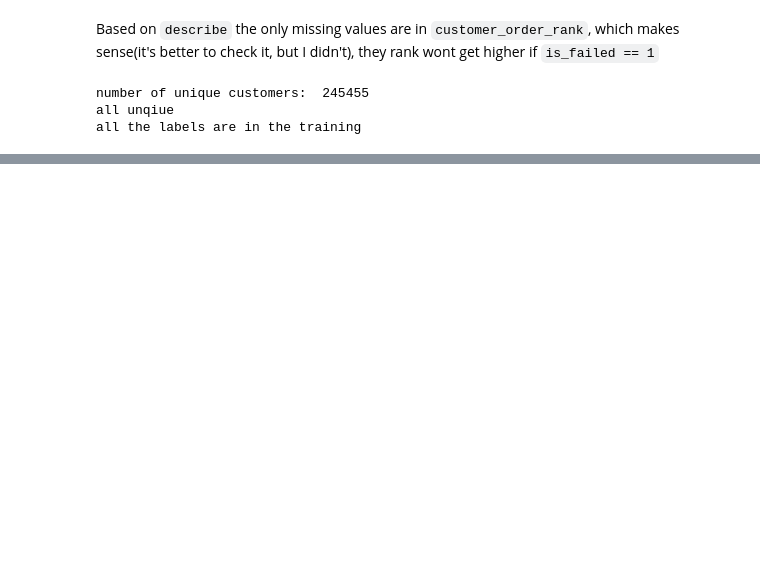
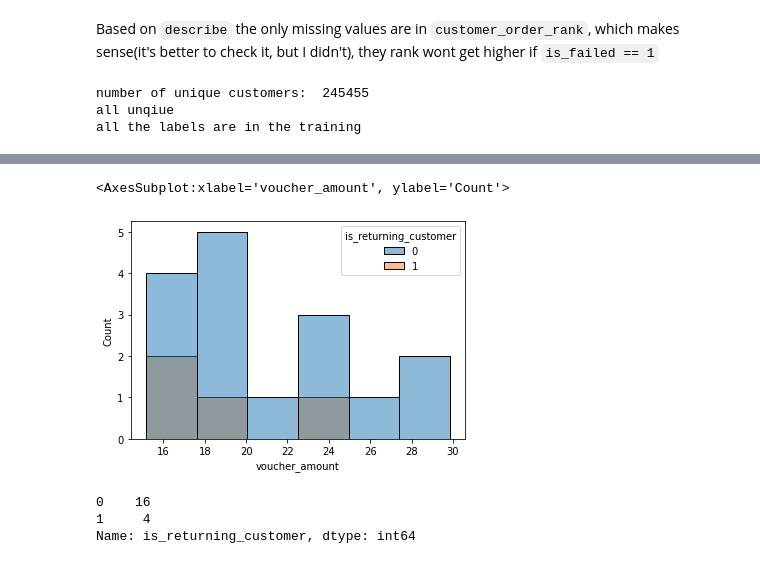
Before and after one commit to hadi-gharibi/oreh_yreviled, a Jupyter notebook: notebooks/01-EDA.ipynb, the cells around one changed output, grey strips where cells are left out. Drawn from its saved outputs; the diff is of its cells as text; code cells hidden in the pictures; blank space fills up the shorter version.

```diff
--- a/notebooks/01-EDA.ipynb
+++ b/notebooks/01-EDA.ipynb
@@ -73,0 +146,11 @@ date
+# %%
+sns.histplot(data=data[(data.voucher_amount <= 30) & (data.voucher_amount >= 15)], x='voucher_amount', hue='is_returning_customer')
+# %% [output]
+<AxesSubplot:xlabel='voucher_amount', ylabel='Count'>
+[figure, added]
+# %%
+data[(data.voucher_amount <= 30) & (data.voucher_amount >= 15)].is_returning_customer.value_counts()
+# %% [output]
+0    16
+1     4
+Name: is_returning_customer, dtype: int64
```
Also changed, not shown: parts of 20 cells of this notebook.
